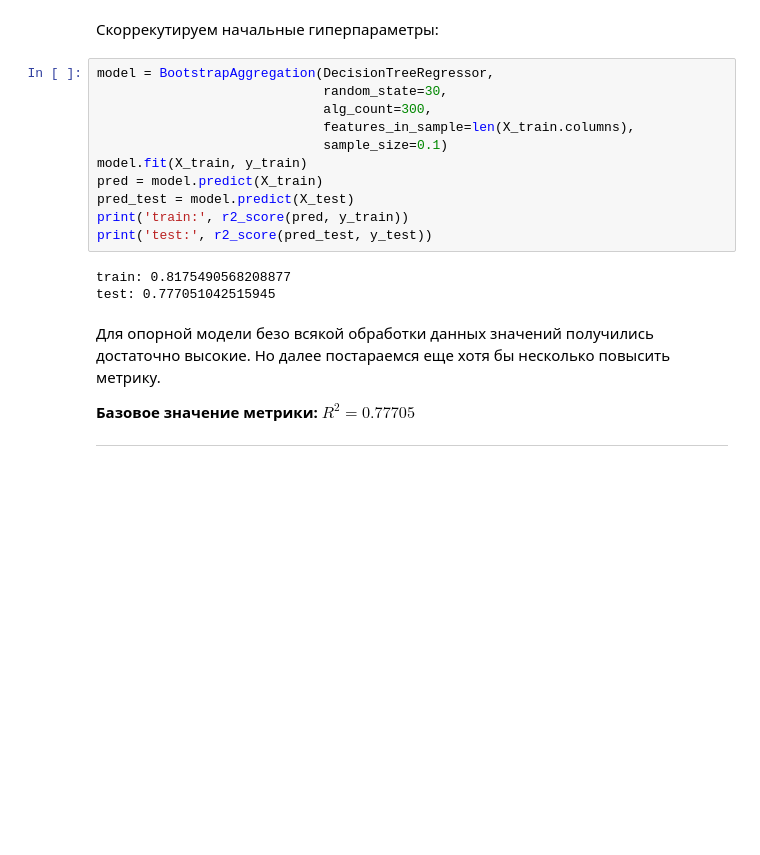
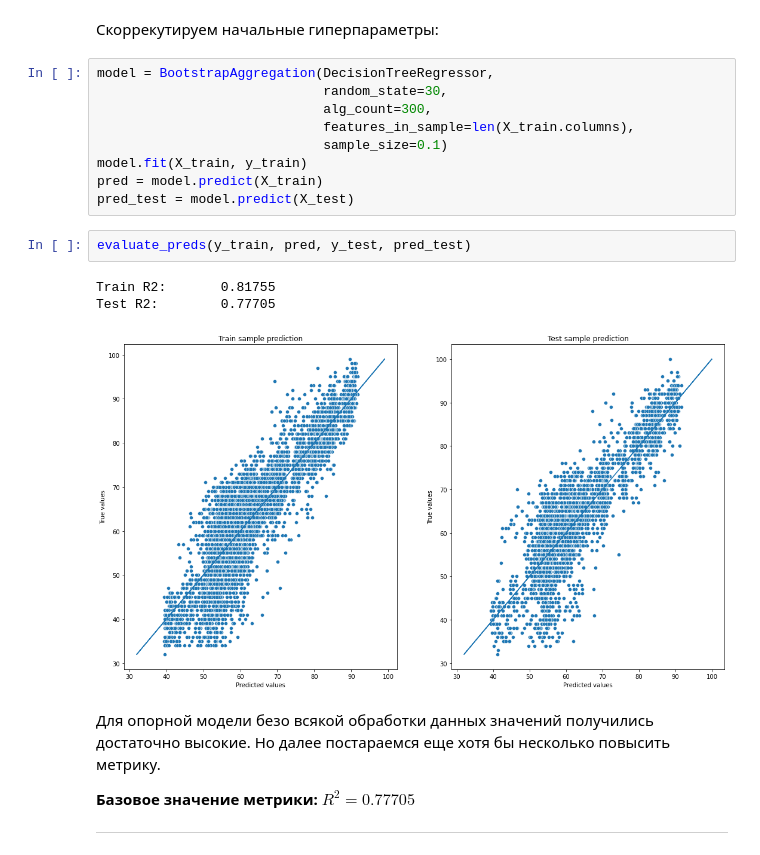
Before and after one commit to WiZor1/Edu_ML_Algorithms, a Jupyter notebook: CW_Regression.ipynb, the cells around one changed output. Drawn from its saved outputs; the diff is of its cells as text; blank space fills up the shorter version.

```diff
--- a/CW_Regression.ipynb
+++ b/CW_Regression.ipynb
@@ -457,11 +574,12 @@ model = BootstrapAggregation(DecisionTreeRegressor,
 model.fit(X_train, y_train)
 pred = model.predict(X_train)
 pred_test = model.predict(X_test)
-print('train:', r2_score(pred, y_train))
-print('test:', r2_score(pred_test, y_test))
-# %% [output]
-train: 0.8175490568208877
-test: 0.777051042515945
+# %%
+evaluate_preds(y_train, pred, y_test, pred_test)
+# %% [output]
+Train R2:       0.81755
+Test R2:        0.77705
+[figure, added]
 # %% [markdown]
 Для опорной модели безо всякой обработки данных значений получились достаточно высокие. Но далее постараемся еще хотя бы несколько повысить метрику.
 
```
Also changed, not shown: parts of 116 cells of this notebook.
